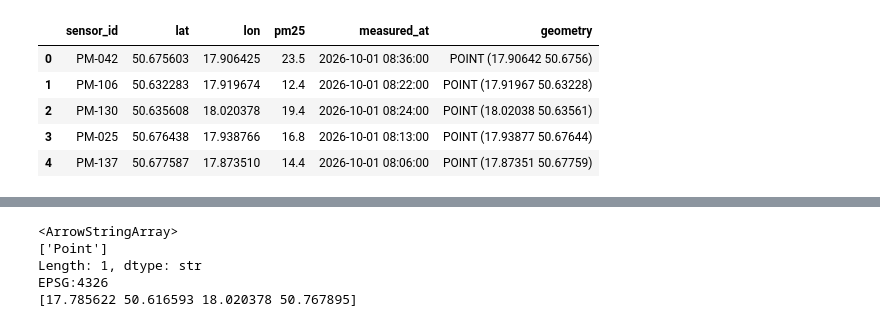
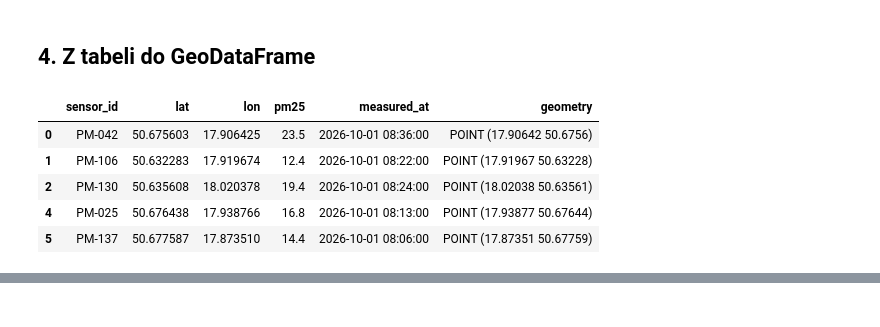
Before and after one commit to SzymonNabrzuchowski/Analiza-danych-przestrzennych, a Jupyter notebook: Lab3/lab_geopandas.ipynb, the cells around one changed output, grey strips where cells are left out. Cells and saved outputs as stored; diff of their text form; code cells hidden in the pictures.

```diff
--- a/Lab3/lab_geopandas.ipynb
+++ b/Lab3/lab_geopandas.ipynb
@@ -44,7 +21,9 @@ dtype: str
 # %%
 import pandas as pd
 
-raw = pd.read_csv("dane/pm25_sensors.csv", parse_dates=["measured_at"])
-print(raw.shape)
-raw.head(10)
+df = pd.read_csv("dane/pm25_sensors.csv", parse_dates=["measured_at"])
+display(df.head(10))
+display(df.describe())
+print("Braki danych:")
+print(df.isna().sum())
 # %% [output]
@@ -88,27 +59,12 @@ np.int64(5)
 # %%
-df = raw.copy()
+print("Wiersze na wejściu:", len(df))
+df = df.drop_duplicates()
+df = df.dropna(subset=["lat", "lon"]).copy()
 
-report = {"input rows": len(df)}
+swapped = df["lat"].between(14, 24.5) & df["lon"].between(49, 55)
+df.loc[swapped, ["lat", "lon"]] = df.loc[swapped, ["lon", "lat"]].to_numpy()
+df = df[df["pm25"] >= 0].copy()
 
-df = df.drop_duplicates()
-report["after drop_duplicates"] = len(df)
-
-df = df.dropna(subset=["lat", "lon"])
-report["after dropna"] = len(df)
-
-swapped = (
-    df["lat"].between(14, 24.5)
-    & df["lon"].between(49, 55)
-)
-
-df.loc[swapped, ["lat", "lon"]] = (
-    df.loc[swapped, ["lon", "lat"]].to_numpy()
-)
-
-report["swapped rows fixed"] = int(swapped.sum())
-
-df = df[df["pm25"] >= 0].reset_index(drop=True)
-report["clean rows"] = len(df)
-
-print(report)
+print("Poprawione lat/lon:", swapped.sum())
+print("Wiersze po czyszczeniu:", len(df))
 # %% [output]
@@ -157,15 +74,17 @@ Po:
+# %% [markdown]
+## 4. Z tabeli do GeoDataFrame
 # %%
 sensors = gpd.GeoDataFrame(
     df,
     geometry=gpd.points_from_xy(df["lon"], df["lat"]),
     crs="EPSG:4326"
 )
-
-sensors.head()
+display(sensors.head())
+sensors.explore(column="pm25", cmap="Oranges")
 # %% [output]
 |  | sensor_id | lat | lon | pm25 | measured_at | geometry |
 | 0 | PM-042 | 50.675603 | 17.906425 | 23.5 | 2026-10-01 08:36:00 | POINT (17.90642 50.6756) |
 | 1 | PM-106 | 50.632283 | 17.919674 | 12.4 | 2026-10-01 08:22:00 | POINT (17.91967 50.63228) |
 | 2 | PM-130 | 50.635608 | 18.020378 | 19.4 | 2026-10-01 08:24:00 | POINT (18.02038 50.63561) |
-| 3 | PM-025 | 50.676438 | 17.938766 | 16.8 | 2026-10-01 08:13:00 | POINT (17.93877 50.67644) |
-| 4 | PM-137 | 50.677587 | 17.873510 | 14.4 | 2026-10-01 08:06:00 | POINT (17.87351 50.67759) |
+| 4 | PM-025 | 50.676438 | 17.938766 | 16.8 | 2026-10-01 08:13:00 | POINT (17.93877 50.67644) |
+| 5 | PM-137 | 50.677587 | 17.873510 | 14.4 | 2026-10-01 08:06:00 | POINT (17.87351 50.67759) |
@@ -172,10 +91,0 @@ sensors.head()
-# %%
-print(sensors.geom_type.unique())
-print(sensors.crs)
-print(sensors.total_bounds)
-# %% [output]
-<ArrowStringArray>
-['Point']
-Length: 1, dtype: str
-EPSG:4326
-[17.785622 50.616593 18.020378 50.767895]
```
Also changed, not shown: parts of 27 cells of this notebook, 25 other files.
